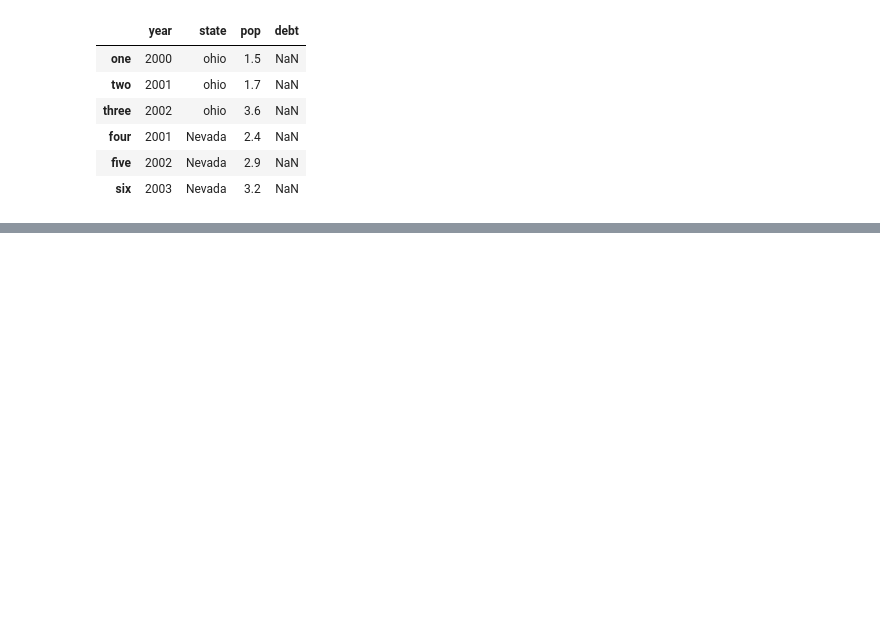
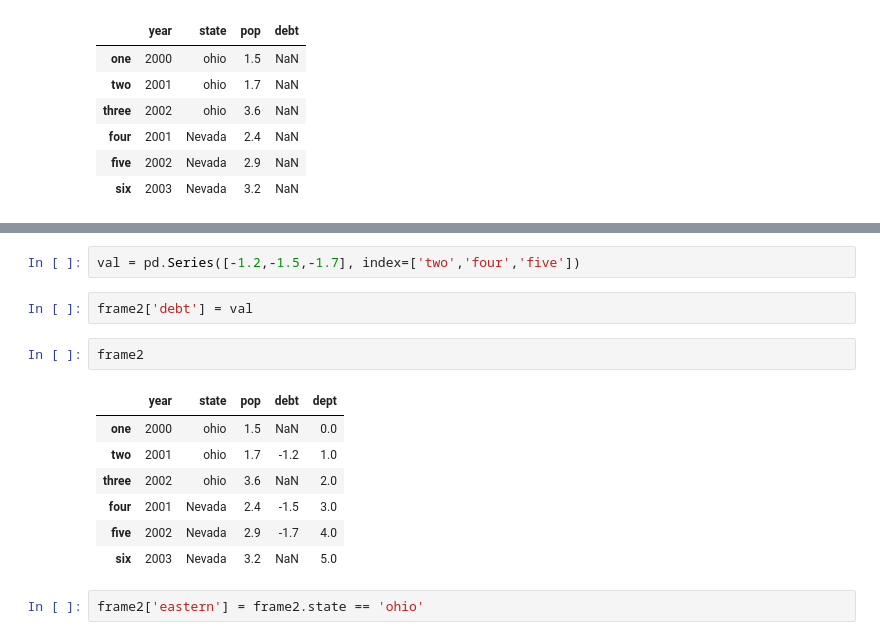
Before and after one commit to hemant0hack/Data-Analysis-Practices, a Jupyter notebook: Pandas/Pandas.ipynb, the cells around one changed output, grey strips where cells are left out. Cells and saved outputs as stored; diff of their text form; blank space fills up the shorter version.

```diff
--- a/Pandas/Pandas.ipynb
+++ b/Pandas/Pandas.ipynb
@@ -223,0 +286,16 @@ frame2
+# %%
+val = pd.Series([-1.2,-1.5,-1.7], index=['two','four','five'])
+# %%
+frame2['debt'] = val
+# %%
+frame2
+# %% [output]
+|  | year | state | pop | debt | dept |
+| one | 2000 | ohio | 1.5 | NaN | 0.0 |
+| two | 2001 | ohio | 1.7 | -1.2 | 1.0 |
+| three | 2002 | ohio | 3.6 | NaN | 2.0 |
+| four | 2001 | Nevada | 2.4 | -1.5 | 3.0 |
+| five | 2002 | Nevada | 2.9 | -1.7 | 4.0 |
+| six | 2003 | Nevada | 3.2 | NaN | 5.0 |
+# %%
+frame2['eastern'] = frame2.state == 'ohio'
```
Also changed, not shown: parts of 64 cells of this notebook.
